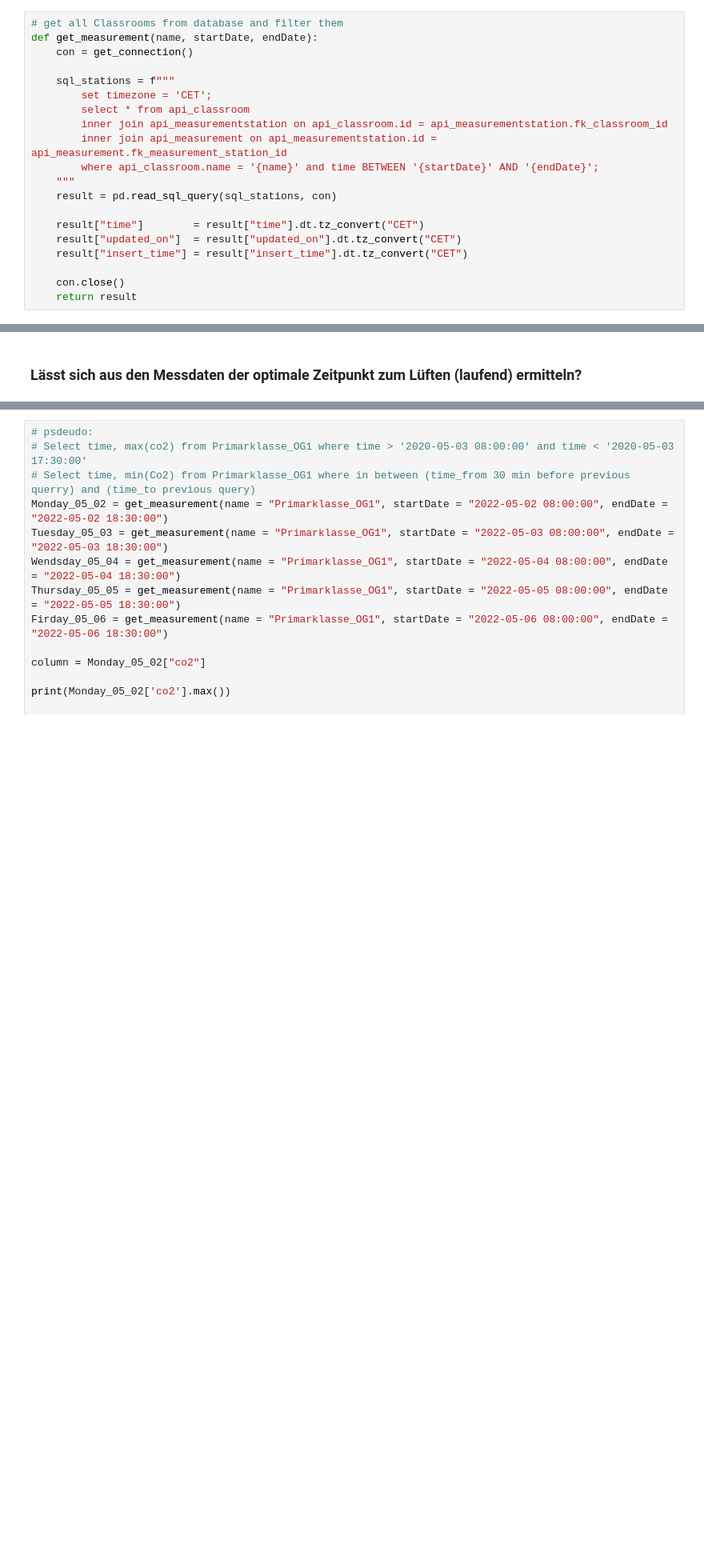
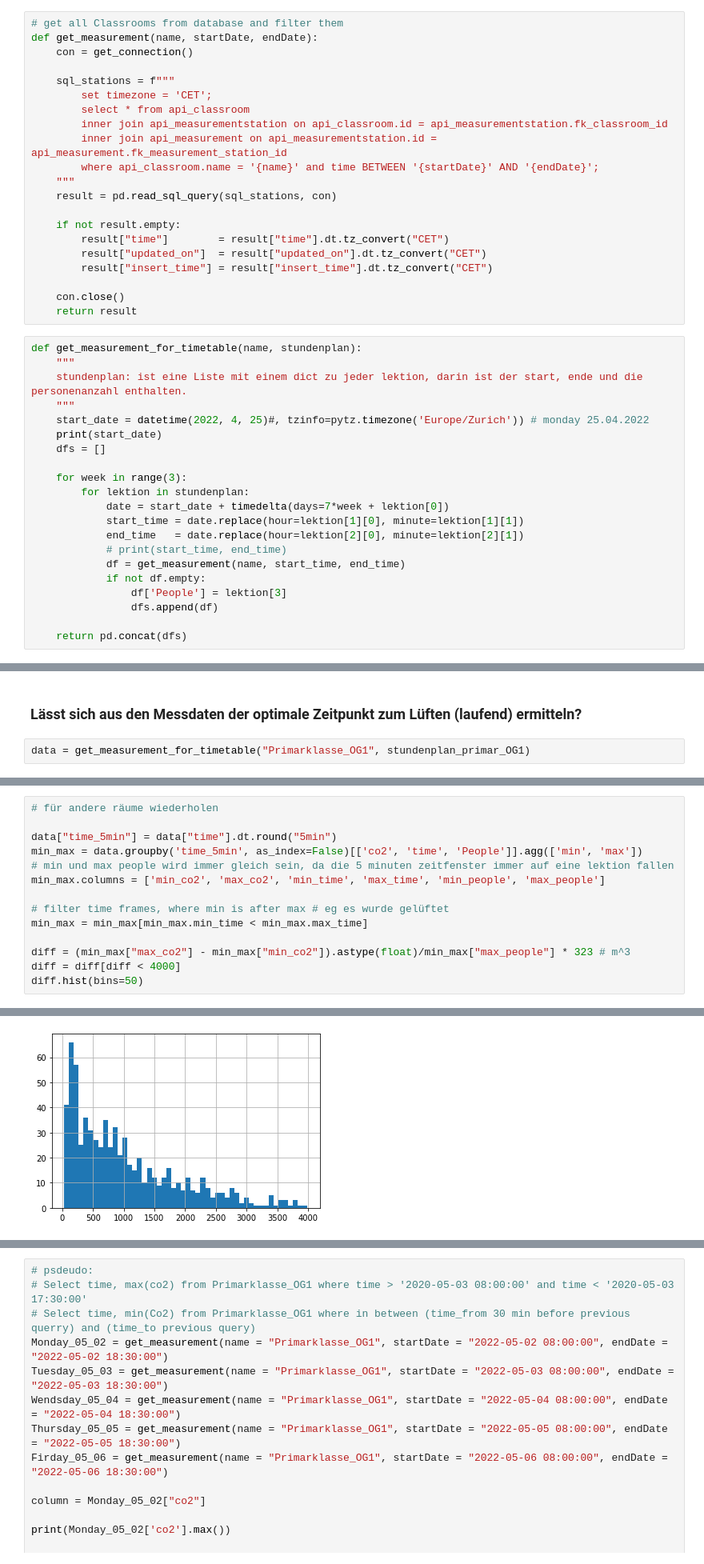
Before and after one commit to Smart-Classroom-Challenge/Data-Evaluation, a Jupyter notebook: data-evaluation.ipynb, the cells around one changed output, grey strips where cells are left out. Shown at 80% size. Saved outputs shown, nothing was run; the diff lists cells and outputs as text; blank space fills up the shorter version.

Commit message:
Added: CO2 Ausstoss pro Person

```diff
--- a/data-evaluation.ipynb
+++ b/data-evaluation.ipynb
@@ -83,12 +128,34 @@ def get_measurement(name, startDate, endDate):
     """
     result = pd.read_sql_query(sql_stations, con)
 
-    result["time"]        = result["time"].dt.tz_convert("CET")
-    result["updated_on"]  = result["updated_on"].dt.tz_convert("CET")
-    result["insert_time"] = result["insert_time"].dt.tz_convert("CET")
+    if not result.empty:
+        result["time"]        = result["time"].dt.tz_convert("CET")
+        result["updated_on"]  = result["updated_on"].dt.tz_convert("CET")
+        result["insert_time"] = result["insert_time"].dt.tz_convert("CET")
 
     con.close()
     return result
+# %%
+def get_measurement_for_timetable(name, stundenplan):
+    """
+    stundenplan: ist eine Liste mit einem dict zu jeder lektion, darin ist der start, ende und die personenanzahl enthalten.
+    """
+    start_date = datetime(2022, 4, 25)#, tzinfo=pytz.timezone('Europe/Zurich')) # monday 25.04.2022
+    print(start_date)
+    dfs = []
+
+    for week in range(3):
+        for lektion in stundenplan:
+            date = start_date + timedelta(days=7*week + lektion[0])
+            start_time = date.replace(hour=lektion[1][0], minute=lektion[1][1])
+            end_time   = date.replace(hour=lektion[2][0], minute=lektion[2][1])
+            # print(start_time, end_time)
+            df = get_measurement(name, start_time, end_time)
+            if not df.empty:
+                df['People'] = lektion[3]
+                dfs.append(df)
+
+    return pd.concat(dfs)
 # %%
 def get_entrance(name, startDate, endDate):
     con = get_connection()
@@ -532,3 +599,5 @@ plt.show()
 [figure]
 # %% [markdown]
 ### Lässt sich aus den Messdaten der optimale Zeitpunkt zum Lüften (laufend) ermitteln?
+# %%
+data = get_measurement_for_timetable("Primarklasse_OG1", stundenplan_primar_OG1)
@@ -534,0 +606,15 @@ plt.show()
+# %%
+# für andere räume wiederholen
+
+data["time_5min"] = data["time"].dt.round("5min")
+min_max = data.groupby('time_5min', as_index=False)[['co2', 'time', 'People']].agg(['min', 'max'])
+# min und max people wird immer gleich sein, da die 5 minuten zeitfenster immer auf eine lektion fallen
+min_max.columns = ['min_co2', 'max_co2', 'min_time', 'max_time', 'min_people', 'max_people']
+
+# filter time frames, where min is after max # eg es wurde gelüftet
+min_max = min_max[min_max.min_time < min_max.max_time]
+
+diff = (min_max["max_co2"] - min_max["min_co2"]).astype(float)/min_max["max_people"] * 323 # m^3
+diff = diff[diff < 4000]
+diff.hist(bins=50)
+# %% [output]
@@ -534,0 +622 @@ plt.show()
+[figure, added]
```
Also changed, not shown: parts of 7 cells of this notebook.
